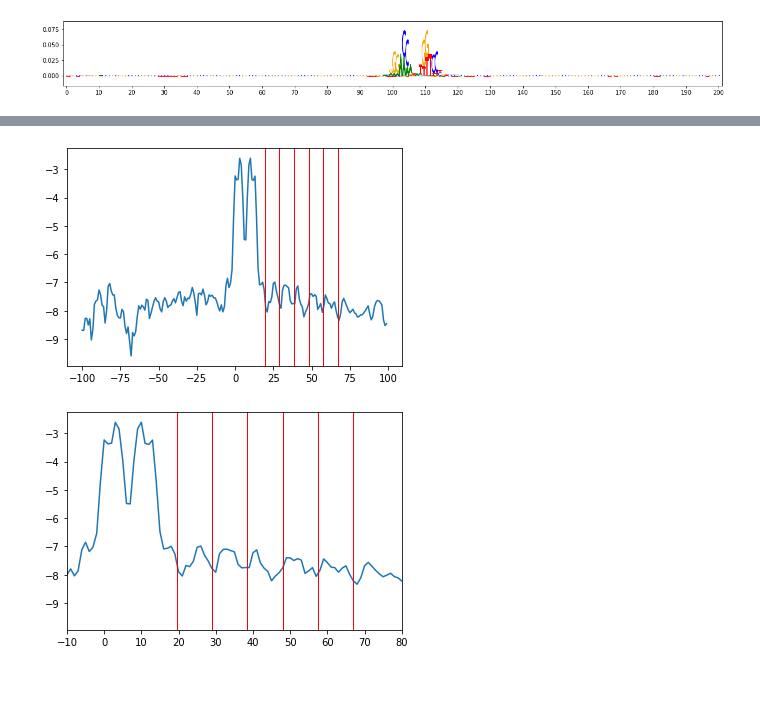
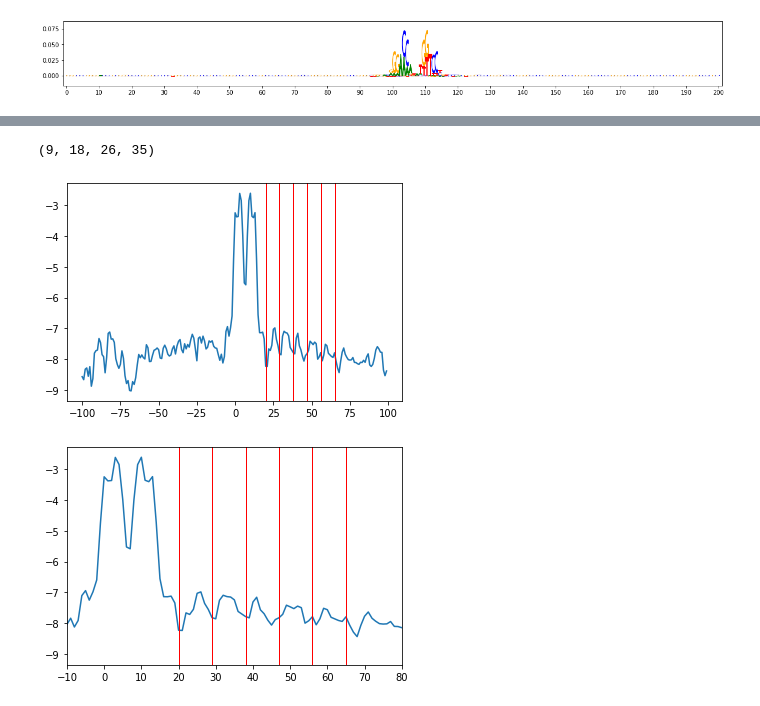
Before and after one commit to kundajelab/pho4, a Jupyter notebook: periodicity_impScores_GR.ipynb, the cells around one changed output, grey strips where cells are left out. Cells and saved outputs as stored; diff of their text form; code cells hidden in the pictures.

```diff
--- a/periodicity_impScores_GR.ipynb
+++ b/periodicity_impScores_GR.ipynb
@@ -133,7 +133,7 @@ plt.show()
 # %% [output]
 [figure]
 # %%
-sum_score_thresh = 0.46
+sum_score_thresh = 0.45
 threshold_passers = ((masked_cosine_sim > masked_cosine_sim_thresh)*
                      (sum_scores > sum_score_thresh))
 # %%
@@ -207,13 +249,17 @@ plt.plot(np.arange(-100,100,1), np.log(np.mean(magnitude_imps, axis=0)))
+# %%
+5+np.argmax(selfconvol[5:10]), 12+np.argmax(selfconvol[12:20]), 22+np.argmax(selfconvol[22:30]), 30+np.argmax(selfconvol[30:40])
+# %% [output]
+(9, 18, 26, 35)
 # %%
 plt.plot(np.arange(-100,100,1), np.log(np.mean(magnitude_imps, axis=0)))
-for vline in np.arange(19.5, 70, 9.5):
+for vline in np.arange(20, 70, 9):
     plt.axvline(x=vline, color='red', linewidth=1.0)
 # %% [output]
-[figure, old version]
+[figure, new version]
 # %%
 plt.plot(np.arange(-100,100,1), np.log(np.mean(magnitude_imps, axis=0)))
 plt.xlim((-10,80))
-for vline in np.arange(19.5, 70, 9.5):
+for vline in np.arange(20, 70, 9):
     plt.axvline(x=vline, color='red', linewidth=1.0)
 # %% [output]
-[figure, old version]
+[figure, new version]
```
Also changed, not shown: parts of 11 cells of this notebook.
